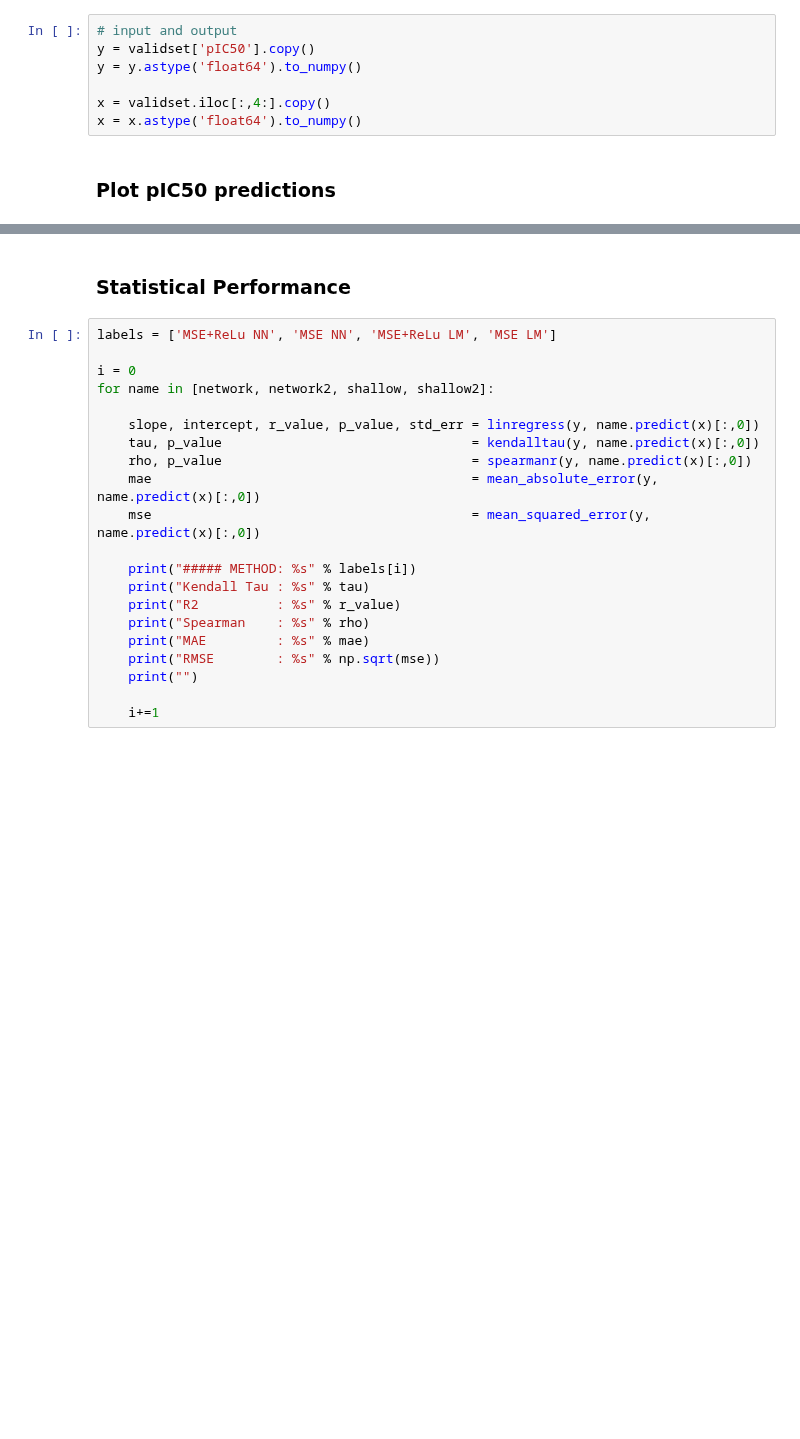
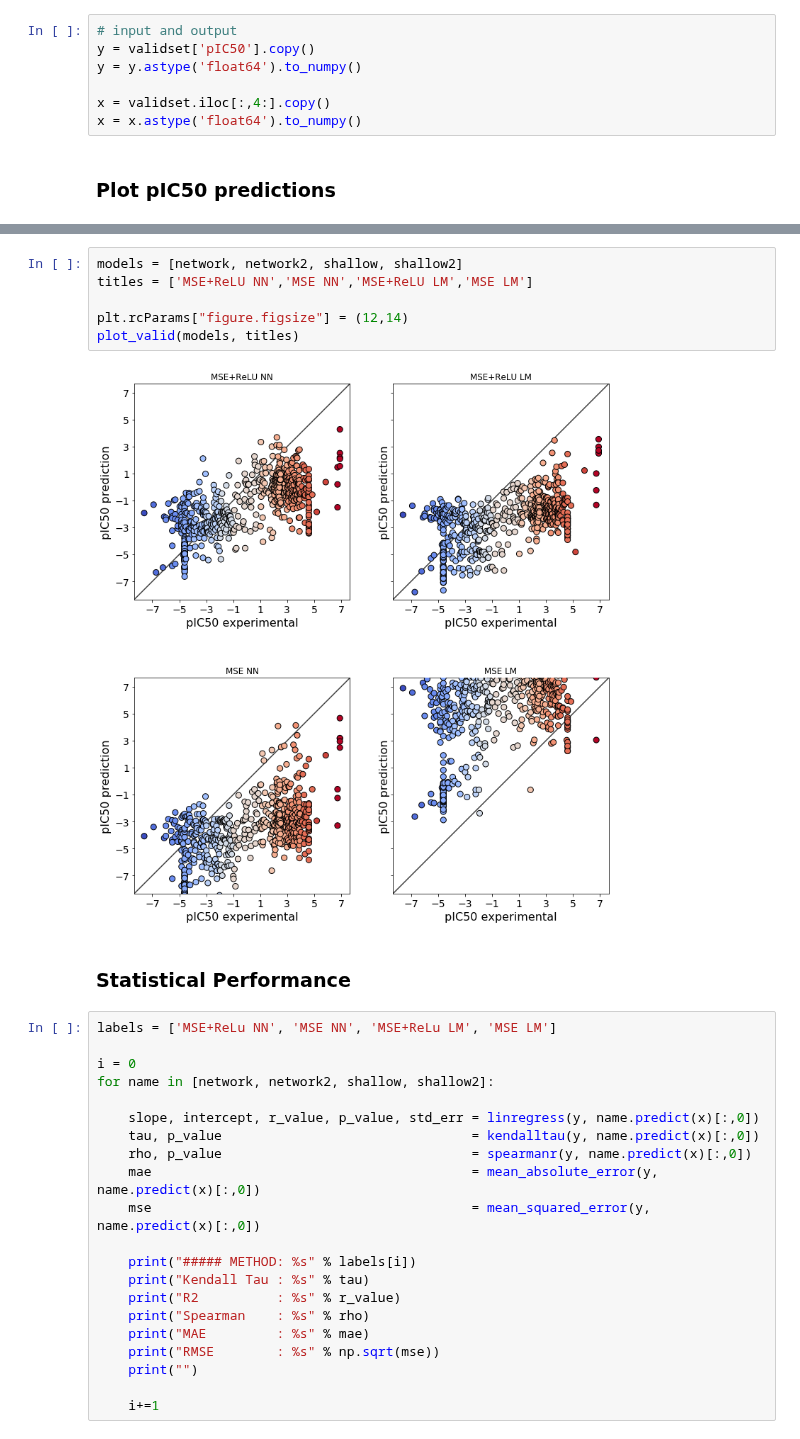
Before and after one commit to alejogiley/Novartis-Hackaton-7, a Jupyter notebook: Notebooks/Lee_NN.ipynb, the cells around one changed output, grey strips where cells are left out. Saved outputs shown, nothing was run; the diff lists cells and outputs as text; blank space fills up the shorter version.

```diff
--- a/Notebooks/Lee_NN.ipynb
+++ b/Notebooks/Lee_NN.ipynb
@@ -931,3 +841,11 @@ plt.show()
+# %%
+models = [network, network2, shallow, shallow2]
+titles = ['MSE+ReLU NN','MSE NN','MSE+ReLU LM','MSE LM']
+
+plt.rcParams["figure.figsize"] = (12,14)
+plot_valid(models, titles)
+# %% [output]
+[figure, added]
 # %% [markdown]
 ### Statistical Performance
 # %%
```
Also changed, not shown: parts of 5 cells of this notebook.
